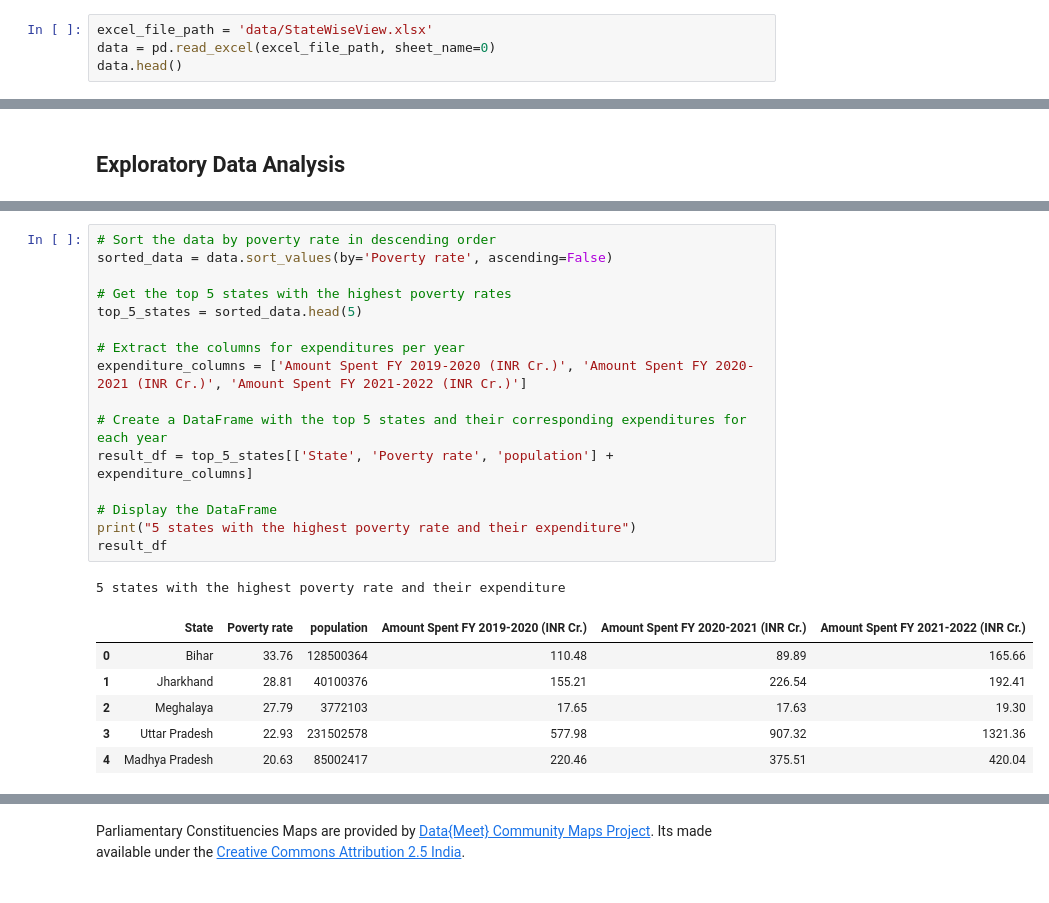
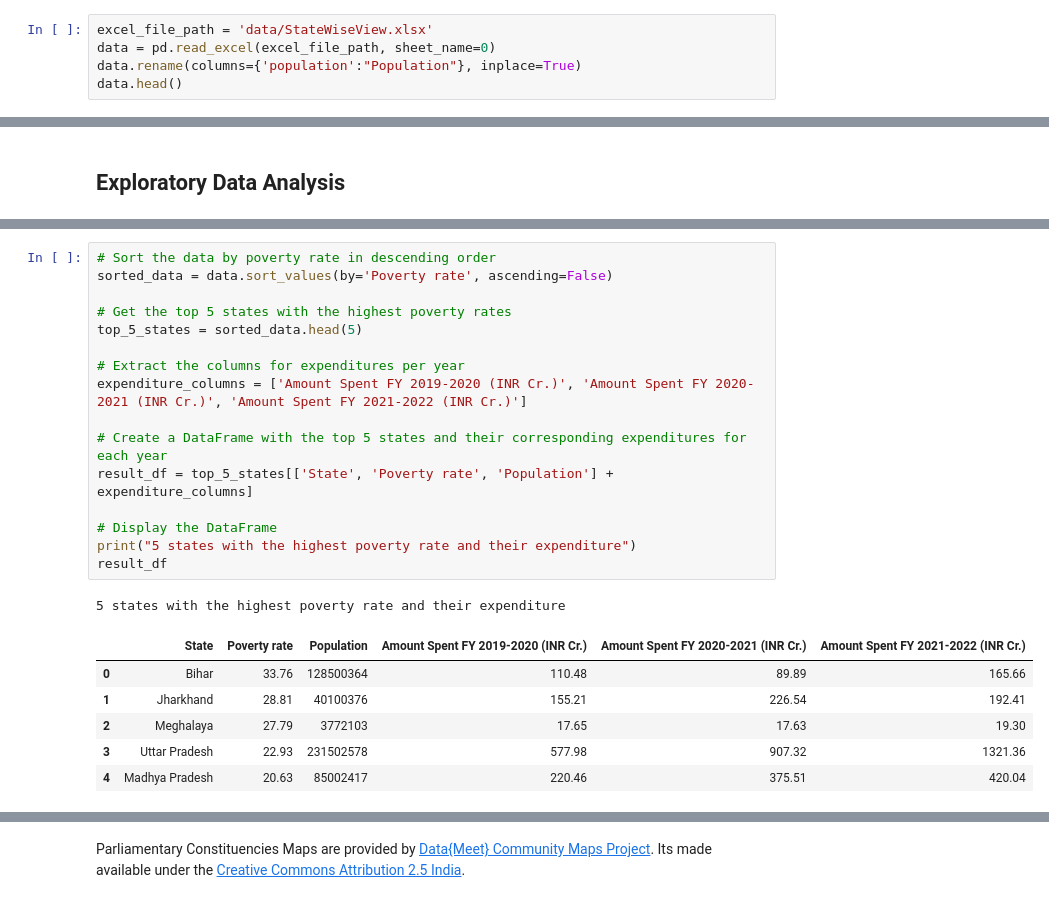
Before and after one commit to DaanMatch/wiki, a Jupyter notebook: _sources/stateWiseView/StateWiseView.ipynb, the cells around one changed output, grey strips where cells are left out. Cells and saved outputs as stored; diff of their text form.

```diff
--- a/_sources/stateWiseView/StateWiseView.ipynb
+++ b/_sources/stateWiseView/StateWiseView.ipynb
@@ -27,5 +27,6 @@ sns.set(style="whitegrid")
 # %%
 excel_file_path = 'data/StateWiseView.xlsx'
 data = pd.read_excel(excel_file_path, sheet_name=0)
+data.rename(columns={'population':"Population"}, inplace=True)
 data.head()
 # %% [output]
@@ -86,22 +87,22 @@ plt.show()
 # %%
 # Sort the data by poverty rate in descending order
 sorted_data = data.sort_values(by='Poverty rate', ascending=False)
 
 # Get the top 5 states with the highest poverty rates
 top_5_states = sorted_data.head(5)
 
 # Extract the columns for expenditures per year
 expenditure_columns = ['Amount Spent FY 2019-2020 (INR Cr.)', 'Amount Spent FY 2020-2021 (INR Cr.)', 'Amount Spent FY 2021-2022 (INR Cr.)']
 
 # Create a DataFrame with the top 5 states and their corresponding expenditures for each year
-result_df = top_5_states[['State', 'Poverty rate', 'population'] + expenditure_columns]
+result_df = top_5_states[['State', 'Poverty rate', 'Population'] + expenditure_columns]
 
 # Display the DataFrame
 print("5 states with the highest poverty rate and their expenditure")
 result_df
 # %% [output]
 5 states with the highest poverty rate and their expenditure
-|  | State | Poverty rate | population | Amount Spent FY 2019-2020 (INR Cr.) | Amount Spent FY 2020-2021 (INR Cr.) | Amount Spent FY 2021-2022 (INR Cr.) |
+|  | State | Poverty rate | Population | Amount Spent FY 2019-2020 (INR Cr.) | Amount Spent FY 2020-2021 (INR Cr.) | Amount Spent FY 2021-2022 (INR Cr.) |
 | 0 | Bihar | 33.76 | 128500364 | 110.48 | 89.89 | 165.66 |
 | 1 | Jharkhand | 28.81 | 40100376 | 155.21 | 226.54 | 192.41 |
 | 2 | Meghalaya | 27.79 | 3772103 | 17.65 | 17.63 | 19.30 |
```
Also changed, not shown: parts of 6 cells of this notebook, 3 other files.
